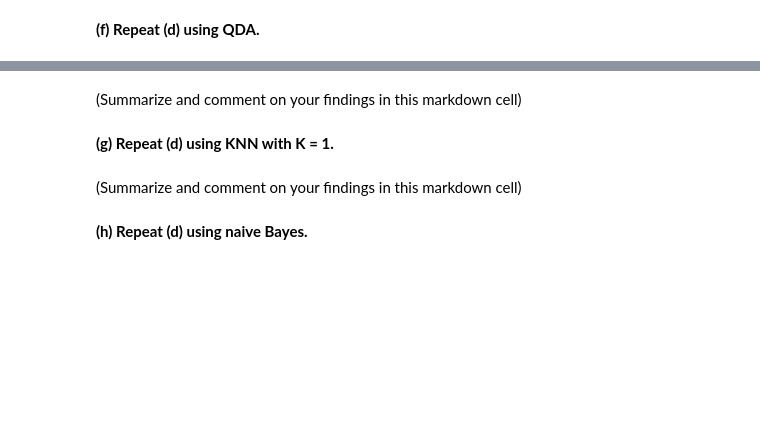
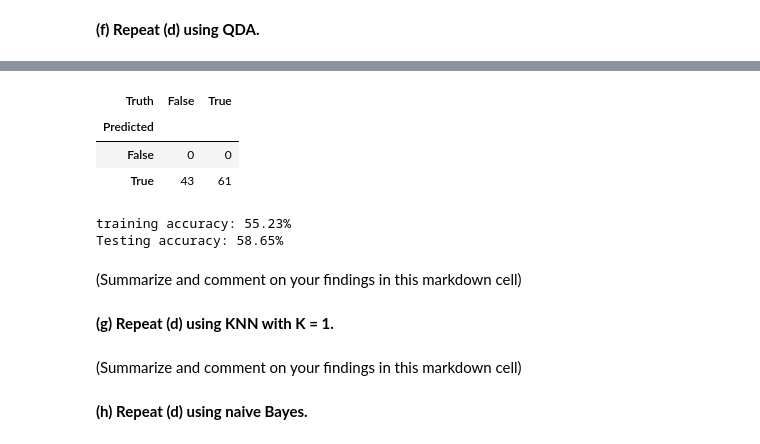
Before and after one commit to WillDBM/DATA-303, a Jupyter notebook: Lab/Armentrout_William_Lab5.ipynb, the cells around one changed output, grey strips where cells are left out. Cells and saved outputs as stored; diff of their text form; code cells hidden in the pictures; blank space fills up the shorter version.

```diff
--- a/Lab/Armentrout_William_Lab5.ipynb
+++ b/Lab/Armentrout_William_Lab5.ipynb
@@ -145,3 +233,18 @@ AttributeError: 'DataFrame' object has no attribute 'precision'
+# %%
+pred_test = qda.predict(X_test)
+conf_test = confusion_table(pred_test, y_test)
+conf_test
+# %% [output]
+| Truth | False | True |
+| Predicted |  |  |
+| False | 0 | 0 |
+| True | 43 | 61 |
+# %%
+print(f'training accuracy: {np.mean(y_train == pred_train) * 100:.2f}%')
+print(f'Testing accuracy: {np.mean(y_test == pred_test) * 100:.2f}%')
+# %% [output]
+training accuracy: 55.23%
+Testing accuracy: 58.65%
 # %% [markdown]
 (Summarize and comment on your findings in this markdown cell)
 # %% [markdown]
```
Also changed, not shown: parts of 11 cells of this notebook.
